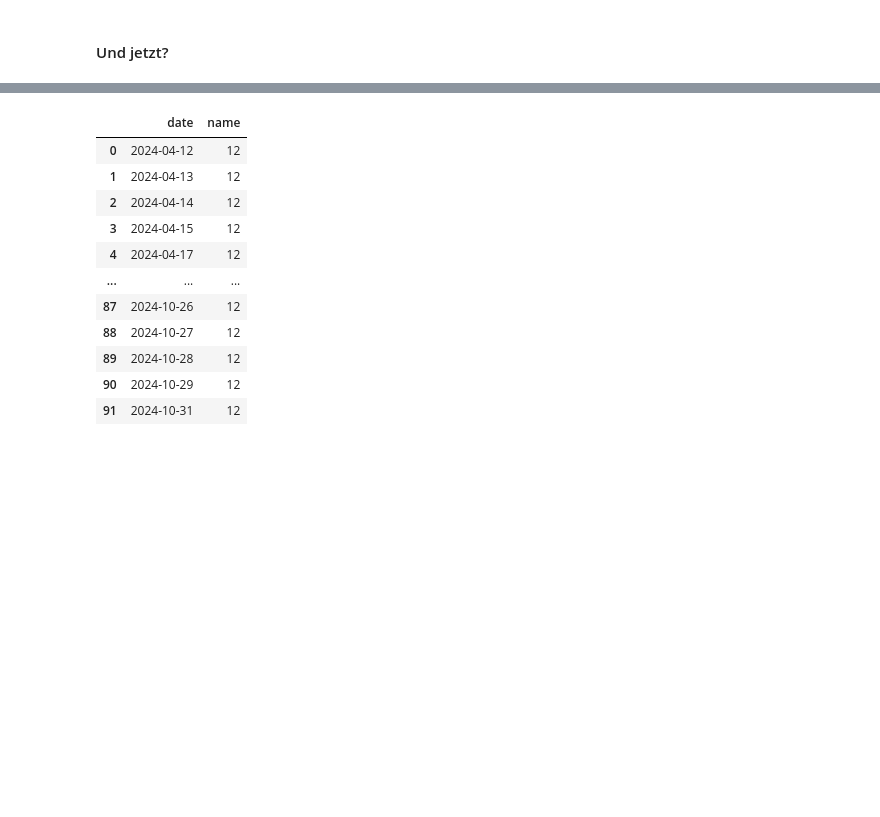
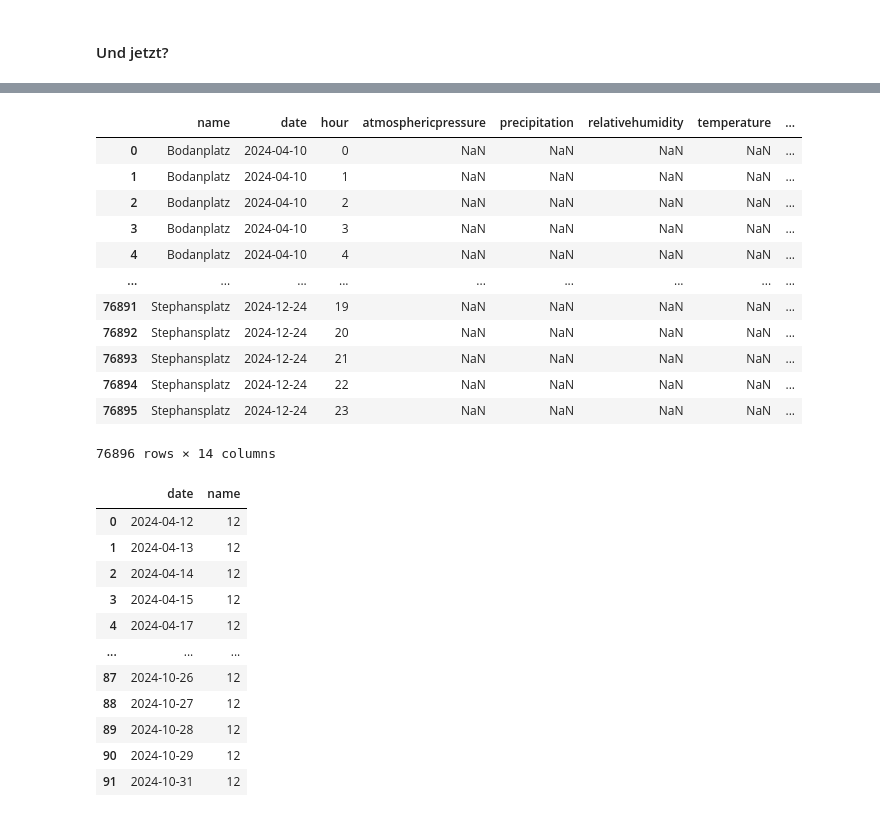
Before and after one commit to sgc-kn/dashboards, a Jupyter notebook: maites_notebooks/wetterstationen_glimpse.ipynb, the cells around one changed output, grey strips where cells are left out. Saved outputs shown, nothing was run; the diff lists cells and outputs as text; code cells hidden in the pictures; blank space fills up the shorter version.

```diff
--- a/maites_notebooks/wetterstationen_glimpse.ipynb
+++ b/maites_notebooks/wetterstationen_glimpse.ipynb
@@ -294,6 +462,33 @@ ws_hour[(ws_hour['date'].astype(str) == '2024-04-10') & (ws_hour['hour'] ==22)]
 
     #Fokus auf wenige Tage
         #Rückgriff DWD, nur einzelne (vollständige) Tage beispielhaft plotten, bpsw. heißeste Tage
+# %%
+# Zähle die Stunden pro Standort und Datum (wobei jede Stunde als unique betrachtet wird)
+ws_compl = ws_compl.reset_index()
+complete_days = ws_compl.groupby(['name', 'date'])['hour'].nunique()
+
+# Filtere die vollständigen Tage, an denen mindestens 24 Stunden vorhanden sind
+complete_days = complete_days[complete_days == 24].reset_index()
+
+# Berechne, an welchen Tagen alle 12 Standorte vollständige 24-Stunden-Daten haben
+complete_days = complete_days.groupby('date')['name'].nunique()
+complete_days = complete_days[complete_days == 12].reset_index()
+
+ws_compl
+# %% [output]
+|  | name | date | hour | atmosphericpressure | precipitation | relativehumidity | temperature | ... |
+| 0 | Bodanplatz | 2024-04-10 | 0 | NaN | NaN | NaN | NaN | ... |
+| 1 | Bodanplatz | 2024-04-10 | 1 | NaN | NaN | NaN | NaN | ... |
+| 2 | Bodanplatz | 2024-04-10 | 2 | NaN | NaN | NaN | NaN | ... |
+| 3 | Bodanplatz | 2024-04-10 | 3 | NaN | NaN | NaN | NaN | ... |
+| 4 | Bodanplatz | 2024-04-10 | 4 | NaN | NaN | NaN | NaN | ... |
+| ... | ... | ... | ... | ... | ... | ... | ... | ... |
+| 76891 | Stephansplatz | 2024-12-24 | 19 | NaN | NaN | NaN | NaN | ... |
+| 76892 | Stephansplatz | 2024-12-24 | 20 | NaN | NaN | NaN | NaN | ... |
+| 76893 | Stephansplatz | 2024-12-24 | 21 | NaN | NaN | NaN | NaN | ... |
+| 76894 | Stephansplatz | 2024-12-24 | 22 | NaN | NaN | NaN | NaN | ... |
+| 76895 | Stephansplatz | 2024-12-24 | 23 | NaN | NaN | NaN | NaN | ... |
+76896 rows × 14 columns
 # %%
 #how many days are fully covered? (at least one measured value per hour)
 #count hours per location and date, then filter for 24 hours available
```
Also changed, not shown: parts of 23 cells of this notebook.
